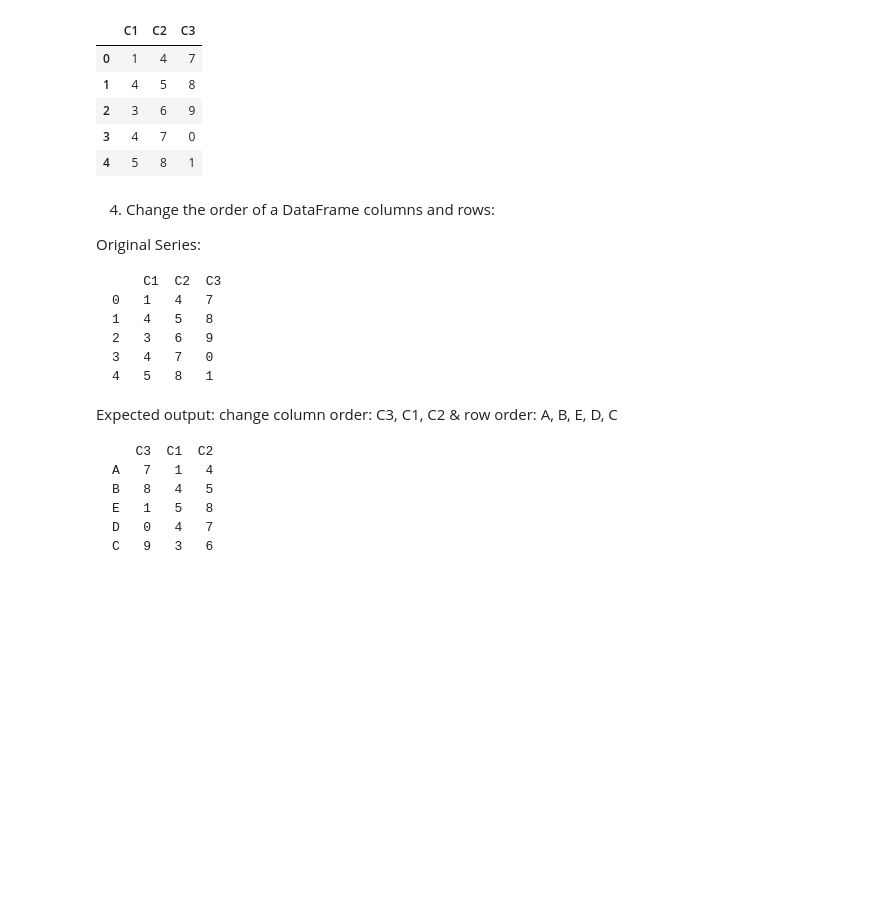
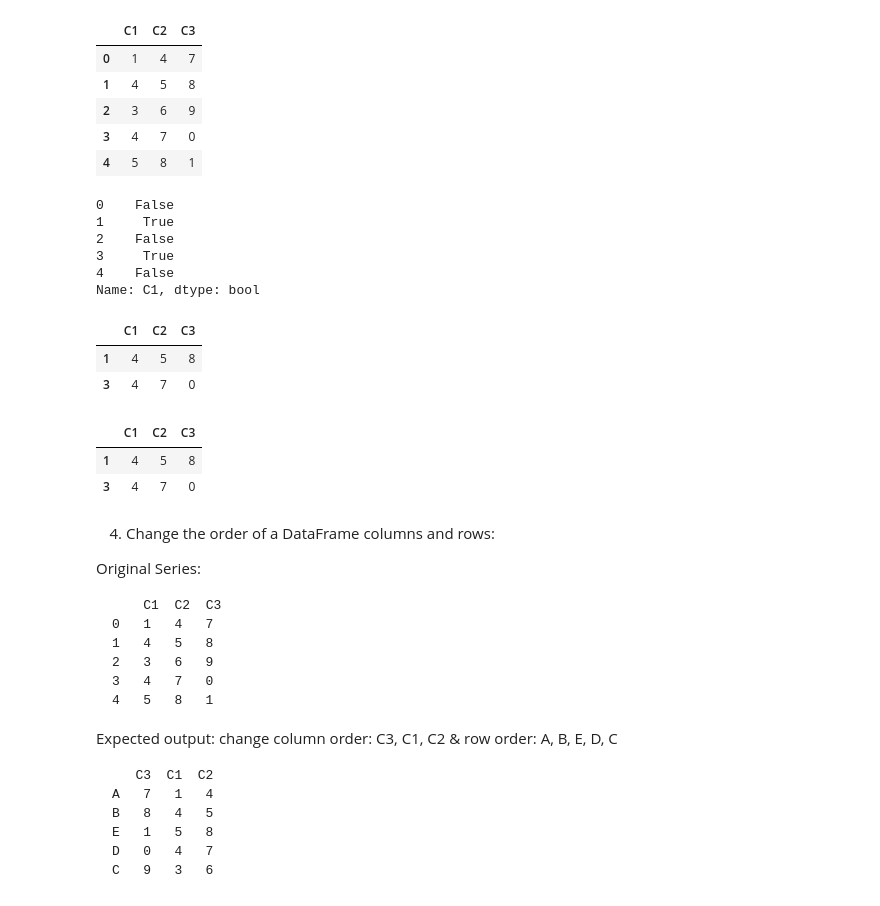
Before and after one commit to 2016112546/4-1_-, a Jupyter notebook: 5주차_파이썬 Pandas/DSC4001_Exercise_05.ipynb, the cells around one changed output. Cells and saved outputs as stored; diff of their text form; code cells hidden in the pictures; blank space fills up the shorter version.

```diff
--- a/5주차_파이썬 Pandas/DSC4001_Exercise_05.ipynb
+++ b/5주차_파이썬 Pandas/DSC4001_Exercise_05.ipynb
@@ -699,6 +738,26 @@ df
 | 4 | 5 | 8 | 1 |
 # %%
 # Your code here
+df['C1']==4
+# %% [output]
+0    False
+1     True
+2    False
+3     True
+4    False
+Name: C1, dtype: bool
+# %%
+df[df['C1']==4]
+# %% [output]
+|  | C1 | C2 | C3 |
+| 1 | 4 | 5 | 8 |
+| 3 | 4 | 7 | 0 |
+# %%
+df.loc[df['C1'] ==4]
+# %% [output]
+|  | C1 | C2 | C3 |
+| 1 | 4 | 5 | 8 |
+| 3 | 4 | 7 | 0 |
 # %% [markdown]
 4. Change the order of a DataFrame columns and rows:
 
```
Also changed, not shown: parts of 39 cells of this notebook.
